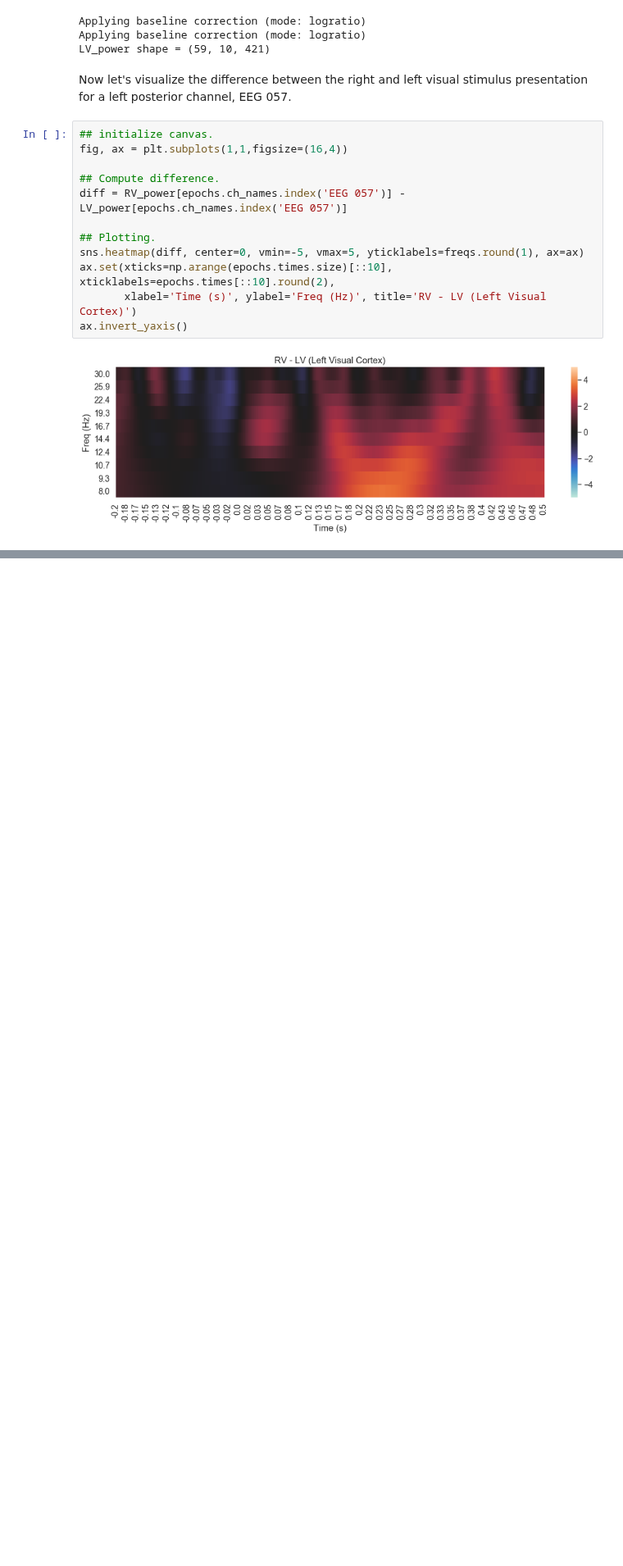
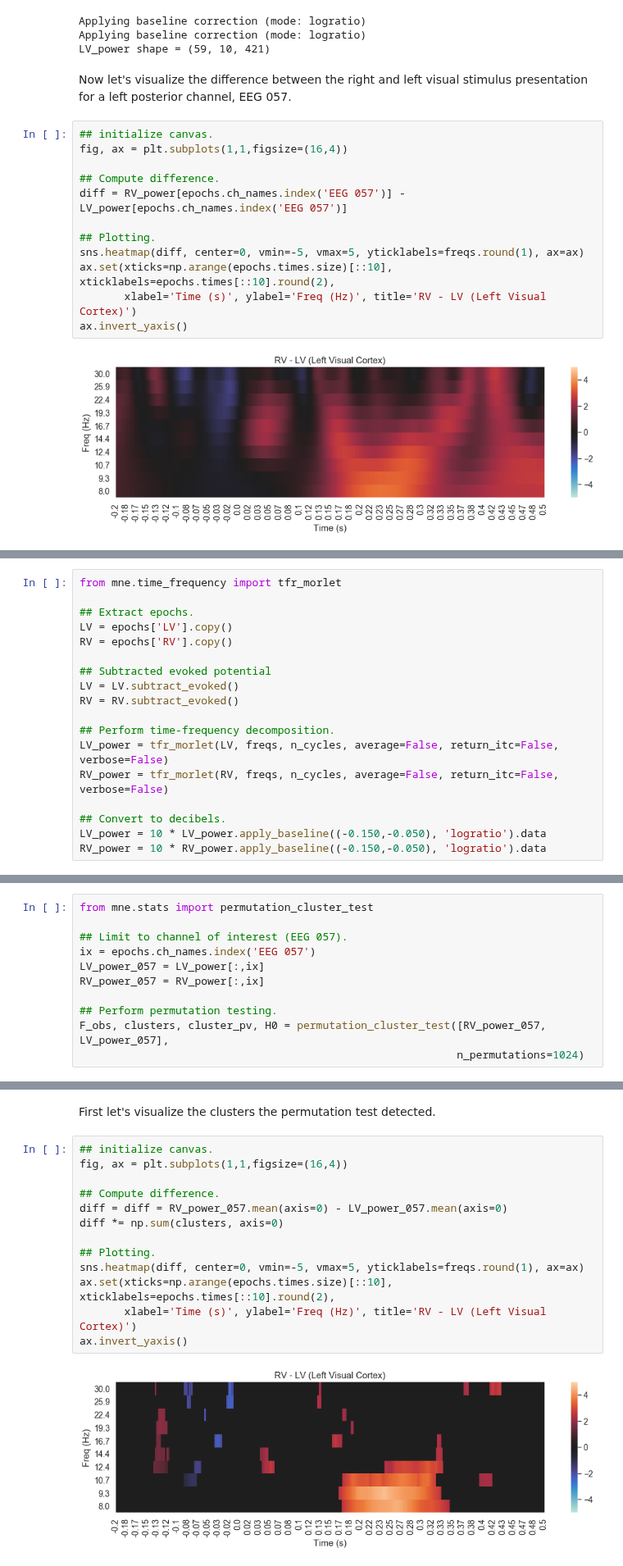
Before and after one commit to yunchang-z/neu502b-lab, a Jupyter notebook: eeg-03/eeg-03-solutions.ipynb, the cells around one changed output, grey strips where cells are left out. Shown at 82% size. Cells and saved outputs as stored; diff of their text form; blank space fills up the shorter version.

Commit message:
added permutation testing

```diff
--- a/eeg-03/eeg-03-solutions.ipynb
+++ b/eeg-03/eeg-03-solutions.ipynb
@@ -132,0 +136,18 @@ ax.invert_yaxis()
+# %%
+from mne.time_frequency import tfr_morlet
+
+## Extract epochs.
+LV = epochs['LV'].copy()
+RV = epochs['RV'].copy()
+
+## Subtracted evoked potential
+LV = LV.subtract_evoked()
+RV = RV.subtract_evoked()
+
+## Perform time-frequency decomposition.
+LV_power = tfr_morlet(LV, freqs, n_cycles, average=False, return_itc=False, verbose=False)
+RV_power = tfr_morlet(RV, freqs, n_cycles, average=False, return_itc=False, verbose=False)
+
+## Convert to decibels.
+LV_power = 10 * LV_power.apply_baseline((-0.150,-0.050), 'logratio').data
+RV_power = 10 * RV_power.apply_baseline((-0.150,-0.050), 'logratio').data
@@ -132,0 +163,11 @@ ax.invert_yaxis()
+# %%
+from mne.stats import permutation_cluster_test
+
+## Limit to channel of interest (EEG 057).
+ix = epochs.ch_names.index('EEG 057')
+LV_power_057 = LV_power[:,ix]
+RV_power_057 = RV_power[:,ix]
+
+## Perform permutation testing.
+F_obs, clusters, cluster_pv, H0 = permutation_cluster_test([RV_power_057, LV_power_057],
+                                                           n_permutations=1024)
@@ -132,0 +184,17 @@ ax.invert_yaxis()
+# %% [markdown]
+First let's visualize the clusters the permutation test detected.
+# %%
+## initialize canvas.
+fig, ax = plt.subplots(1,1,figsize=(16,4))
+
+## Compute difference.
+diff = diff = RV_power_057.mean(axis=0) - LV_power_057.mean(axis=0)
+diff *= np.sum(clusters, axis=0)
+
+## Plotting.
+sns.heatmap(diff, center=0, vmin=-5, vmax=5, yticklabels=freqs.round(1), ax=ax)
+ax.set(xticks=np.arange(epochs.times.size)[::10], xticklabels=epochs.times[::10].round(2),
+       xlabel='Time (s)', ylabel='Freq (Hz)', title='RV - LV (Left Visual Cortex)')
+ax.invert_yaxis()
+# %% [output]
+[figure, added]
```
Also changed, not shown: parts of 8 cells of this notebook.
